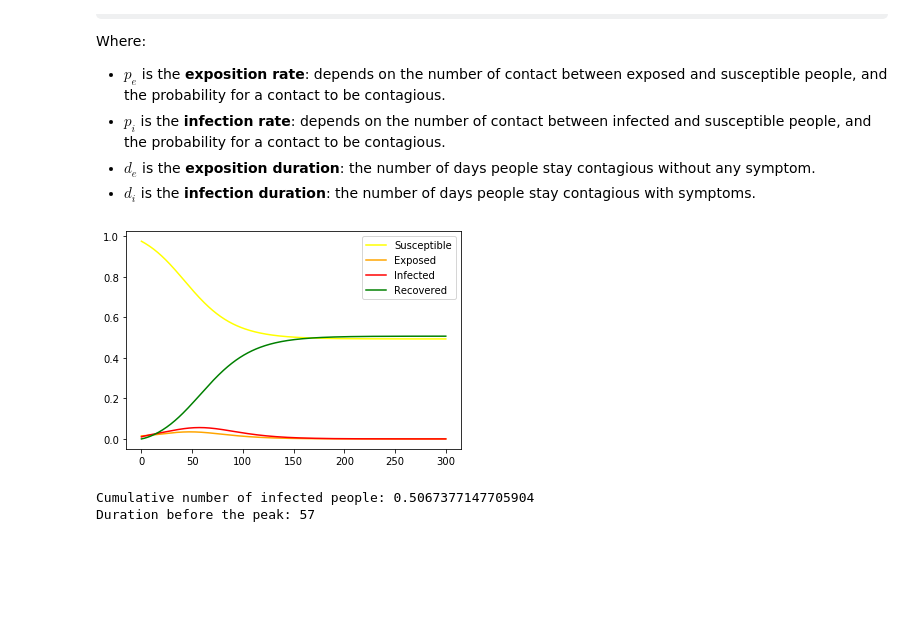
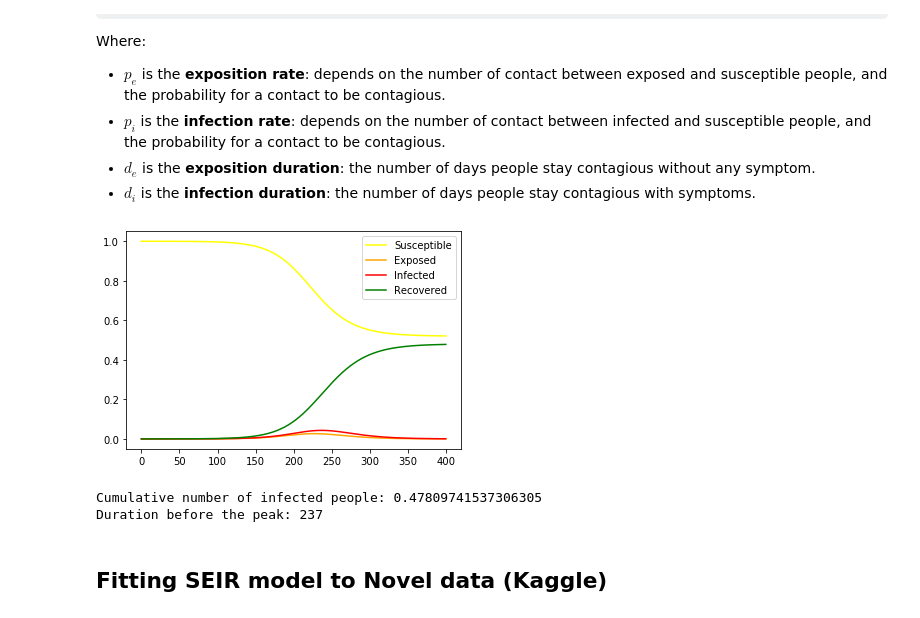
Before and after one commit to VirgileF/corona_models, a Jupyter notebook: corona_sir_seir.ipynb, the cells around one changed output. Saved outputs shown, nothing was run; the diff lists cells and outputs as text; code cells hidden in the pictures; some formulas as TeX source; blank space fills up the shorter version.

```diff
--- a/corona_sir_seir.ipynb
+++ b/corona_sir_seir.ipynb
@@ -110,28 +112,28 @@ def SEIR(E0, I0, rho_e, rho_i, c_e, c_i, de, di, T):
         R_list.append(R)
     return S_list, E_list, I_list, R_list
 # %%
-E0 = .015 # Initial number of exposed people
-I0 = .01 # Initial number of infected people
+E0 = .000015 # Initial number of exposed people
+I0 = .00001 # Initial number of infected people
 rho_e = .04 # Probabibility of contagion for an interaction
 rho_i = .04 # Probabibility of contagion for an interaction
 c_e = 4 # Number of contacts per people per day
 c_i = 1 # Number of contacts per people per day
 de = 6 # Exposition duration (days)
 di = 10 # Infection duration (days)
-T = 300 # Study duration (days)
+T = 400 # Study duration (days)
 
 S_list, E_list, I_list, R_list = SEIR(E0, I0, rho_e, rho_i, c_e, c_i, de, di, T)
 
 plt.plot(S_list, label='Susceptible', color='yellow')
 plt.plot(E_list, label='Exposed', color='orange')
 plt.plot(I_list, label='Infected', color='red')
 plt.plot(R_list, label='Recovered', color='green')
 plt.legend()
 plt.show()
 
 print("Cumulative number of infected people: {}".format(R_list[-1]))
 print("Duration before the peak: {}".format(peak(I_list)))
 # %% [output]
-[figure, old version]
+[figure, new version]
-Cumulative number of infected people: 0.5067377147705904
-Duration before the peak: 57
+Cumulative number of infected people: 0.47809741537306305
+Duration before the peak: 237
@@ -139,0 +140,2 @@ scacsdSAcscsc
+# %% [markdown]
+## Fitting SEIR model to Novel data (Kaggle)
```
Also changed, not shown: parts of 10 cells of this notebook, 12 other files.
